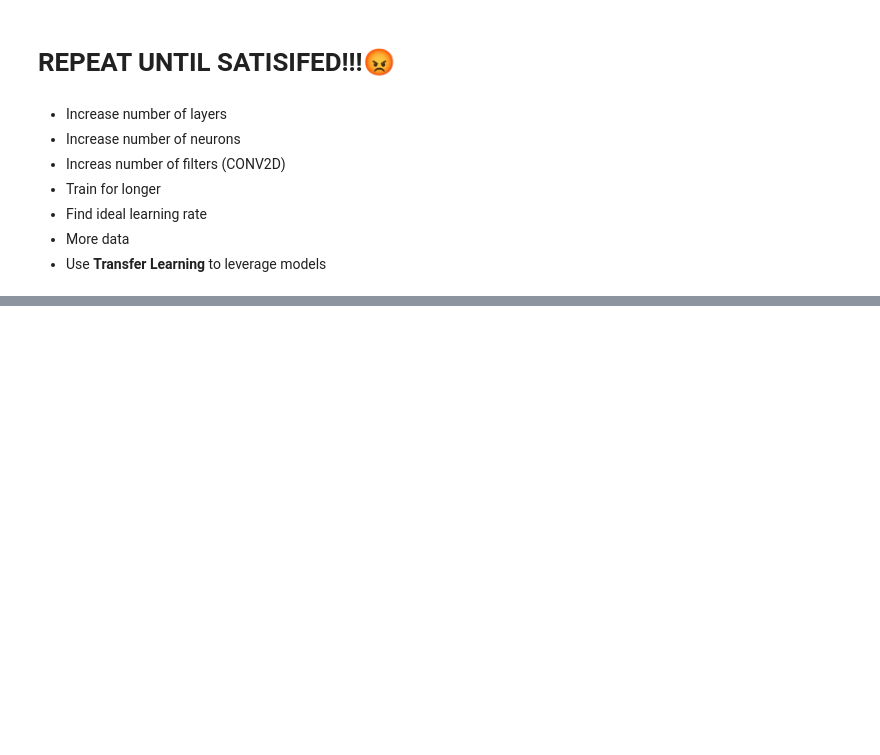
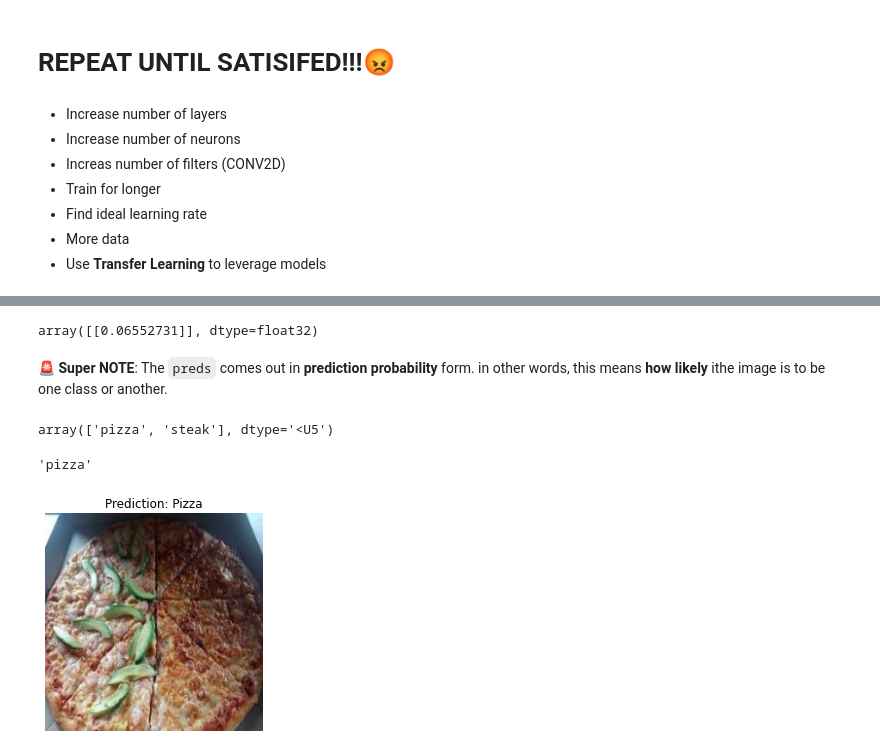
Before and after one commit to milioe/Moravec, a Jupyter notebook: 3_ComputerVision1.ipynb, the cells around one changed output, grey strips where cells are left out. Saved outputs shown, nothing was run; the diff lists cells and outputs as text; code cells hidden in the pictures; blank space fills up the shorter version.

```diff
--- a/3_ComputerVision1.ipynb
+++ b/3_ComputerVision1.ipynb
@@ -958,0 +992,3 @@ plot_loss_curves(history_8)
+# %%
+pizza = load_and_prepare_img("pizza1.jpeg")
+pizza
@@ -958,0 +1022,7 @@ plot_loss_curves(history_8)
+# %%
+print(f"Shape before new dimension: {pizza.shape}")
+
+pizza = tf.expand_dims(pizza, axis=0) # add an extra dimension at axis 0
+
+print(f"Shape after now dimension: {pizza.shape}")
+pizza
@@ -958,0 +1049,38 @@ plot_loss_curves(history_8)
+# %%
+pred = model_8.predict(pizza)
+pred
+# %% [output]
+array([[0.06552731]], dtype=float32)
+# %% [markdown]
+🚨 **Super NOTE**: The `preds` comes out in **prediction probability** form. in other words, this means **how likely** ithe image is to be one class or another.
+# %%
+class_names
+# %% [output]
+array(['pizza', 'steak'], dtype='<U5')
+# %%
+pred_class = class_names[int(tf.round(pred)[0][0])]
+
+pred_class
+# %% [output]
+'pizza'
+# %%
+def pred_plot(model, filename, class_names):
+  img = load_and_prepare_img(filename)
+
+  pred = model.predict(tf.expand_dims(img, axis=0))
+
+
+  if pred[0][0] > 0.3:
+    pred_class = "Steak"
+  else:
+    pred_class = "Pizza"
+
+
+  plt.imshow(img)
+  plt.title(f"Prediction: {pred_class}")
+  plt.axis(False)
+  plt.show();
+# %%
+pred_plot(model_8, "pizza5.jpeg", class_names)
+# %% [output]
+[figure, added]
```
Also changed, not shown: parts of 44 cells of this notebook.
